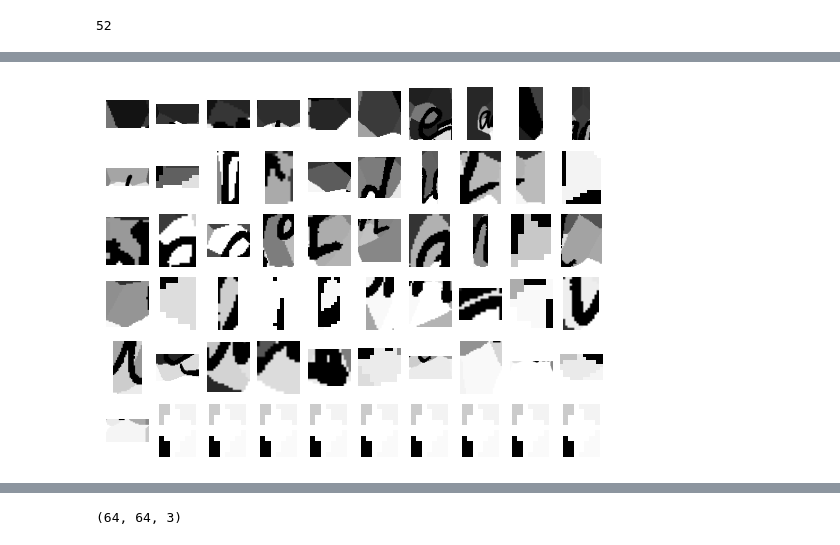
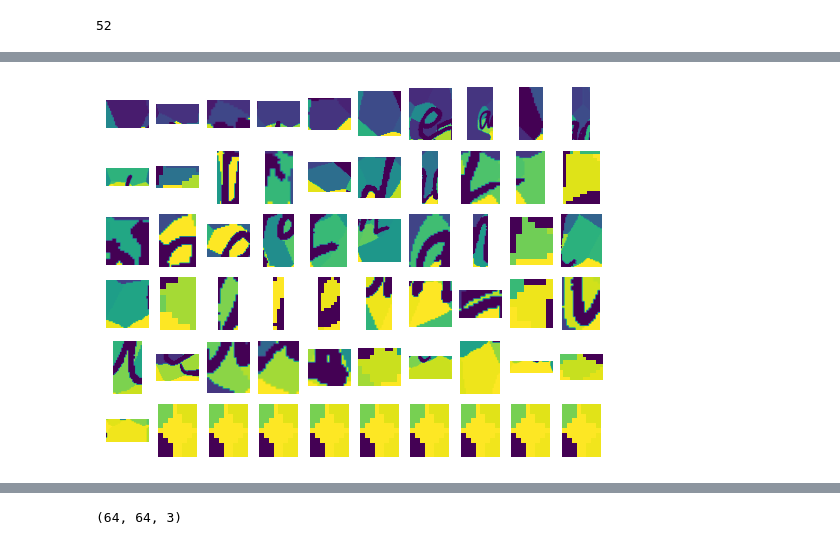
Before and after one commit to justjude97/MultiScript-Handwriting-Identification-with-Stroke-Decomposition, a Jupyter notebook: Code and Experiments/experimentation/baseline_architecture.ipynb, the cells around one changed output, grey strips where cells are left out. Saved outputs shown, nothing was run; the diff lists cells and outputs as text; code cells hidden in the pictures.

```diff
--- a/Code and Experiments/experimentation/baseline_architecture.ipynb
+++ b/Code and Experiments/experimentation/baseline_architecture.ipynb
@@ -36,7 +38,7 @@ fig.show()
 # %% [output]
 [figure]
 # %%
-test, bounding_boxes = sd.simple_stroke_segment(eng_test_bin)
+test, bounding_boxes, segmented_image, labels = sd.simple_stroke_segment(eng_test_bin)
 len(test)
 # %% [output]
 52
@@ -51,15 +63,15 @@ plt.imshow(eng_test[bounding_boxes[idx]])
 # %%
 stroke_fig, stroke_axes = plt.subplots(6, 10)
 count = 0
 for row in stroke_axes:
     for ax in row:
         ax.axis('off')
-        ax.imshow(test[count], cmap='gray')
+        ax.imshow(test[count])
         count = min(count+1, len(test)-1)
 
 stroke_fig.show()
 # %% [output]
-[figure, old version]
+[figure, new version]
 # %%
 model = adapt_resnet50((64, 64, 3))
 model.compile()
```
Also changed, not shown: parts of 9 cells of this notebook, 1 other file.
